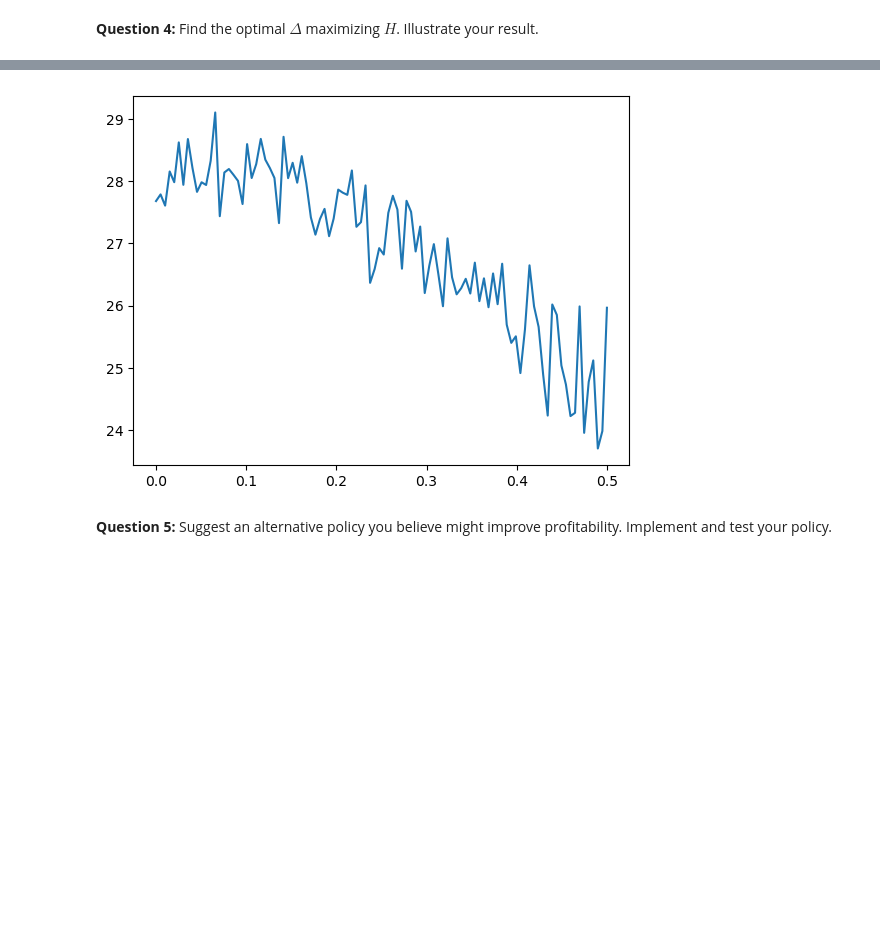
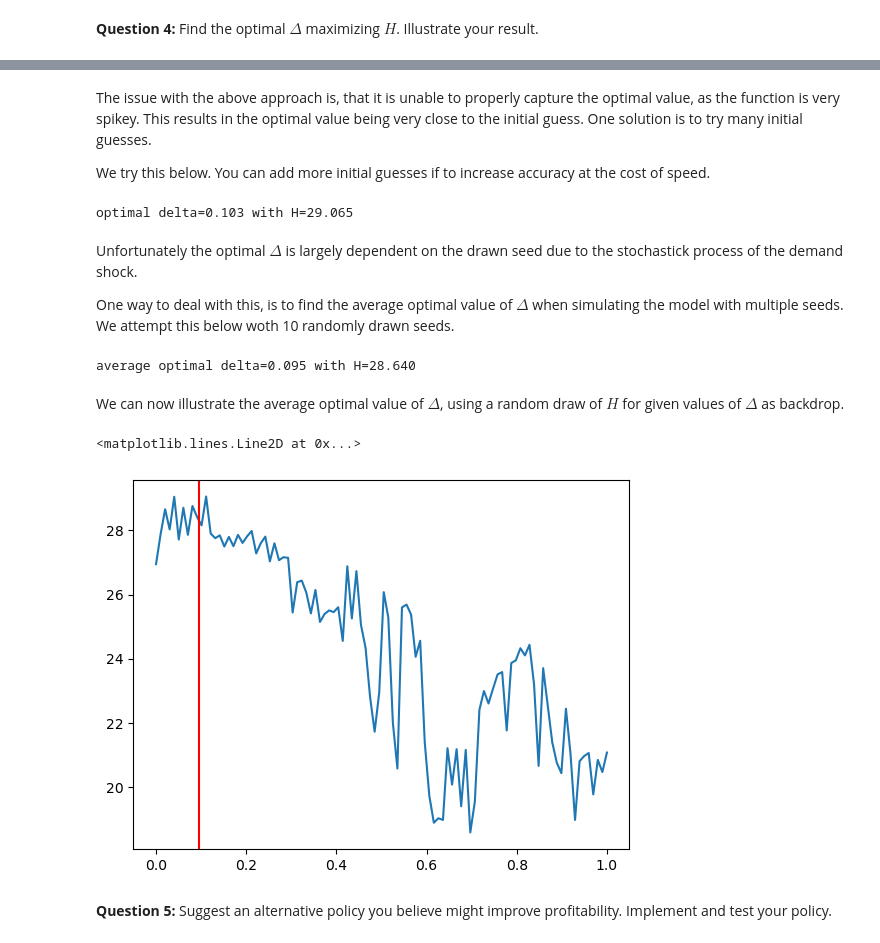
Before and after one commit to NumEconCopenhagen/projects-2023-jacob-per, a Jupyter notebook: examproject/Exam-2023-notebook copy.ipynb, the cells around one changed output, grey strips where cells are left out. Drawn from its saved outputs; the diff is of its cells as text; code cells hidden in the pictures; blank space fills up the shorter version.

```diff
--- a/examproject/Exam-2023-notebook copy.ipynb
+++ b/examproject/Exam-2023-notebook copy.ipynb
@@ -283,14 +280,63 @@ sol.x[0]
+# %% [markdown]
+The issue with the above approach is, that it is unable to properly capture the optimal value, as the function is very spikey. This results in the optimal value being very close to the initial guess. One solution is to try many initial guesses.
+
+We try this below. You can add more initial guesses if to increase accuracy at the cost of speed.
+# %%
+# optimial delta with 10 differetn initial guesses
+sol = model.optimizer(vH,n_guess=10,K=100,do_print=False)
+
+best, best_delta, best_H = sol[0], sol[1], sol[2]
+
+print(f'optimal delta={best_delta:.3f} with H={best_H:.3f}')
+# %% [output]
+optimal delta=0.103 with H=29.065
+# %% [markdown]
+Unfortunately the optimal $\Delta$ is largely dependent on the drawn seed due to the stochastick process of the demand shock.
+
+One way to deal with this, is to find the average optimal value of $\Delta$ when simulating the model with multiple seeds. We attempt this below woth 10 randomly drawn seeds.
+# %%
+# a. seeds
+seeds = 10
+
+# b. setup
+opt = np.zeros((2,seeds))
+
+# c. optimal delta with different seeds and 5 guesses
+for x in range(seeds):
+
+    sol = model.optimizer(vH,n_guess=5,K=100)
+
+    opt[0,x] = sol[1] # optimal delta
+    opt[1,x] = sol[2] # optimal H
+
+    # print(sol[1])
+
+# d. average optimal
+avg_delta = np.average(opt[0])
+avg_H = np.average(opt[1])
+
+print(f'average optimal delta={avg_delta:.3f} with H={avg_H:.3f}')
+# %% [output]
+average optimal delta=0.095 with H=28.640
+# %% [markdown]
+We can now illustrate the average optimal value of $\Delta$, using a random draw of $H$ for given values of $\Delta$ as backdrop.
 # %%
-np.random.seed(1)
-# par.iota = 1
-N = 100
-deltas = np.linspace(0.0,0.5,N)
-H = np.zeros((1,N))
+# a. setup
+ticks = 100
+delta_values = np.linspace(0,1,ticks)
+H_values = np.zeros((1,ticks))
 i = 0
-for x in deltas:
-    H[0,i] = model.simulate(K=200,delta=x).H
+
+# b. simulating
+for x in delta_values:
+    H_values[0,i] = model.simulate(K=100, delta=x).H
     i += 1
 
-fig = plt.plot(deltas,H[0])
+# c. plot
+plt.plot(delta_values,H_values[0])
+
+# d. inserts line with optimal delta
+plt.axvline(x=avg_delta,color='red')
 # %% [output]
+<matplotlib.lines.Line2D at 0x...>
-[figure, old version]
+[figure, new version]
```
Also changed, not shown: parts of 8 cells of this notebook, 1 other file.
